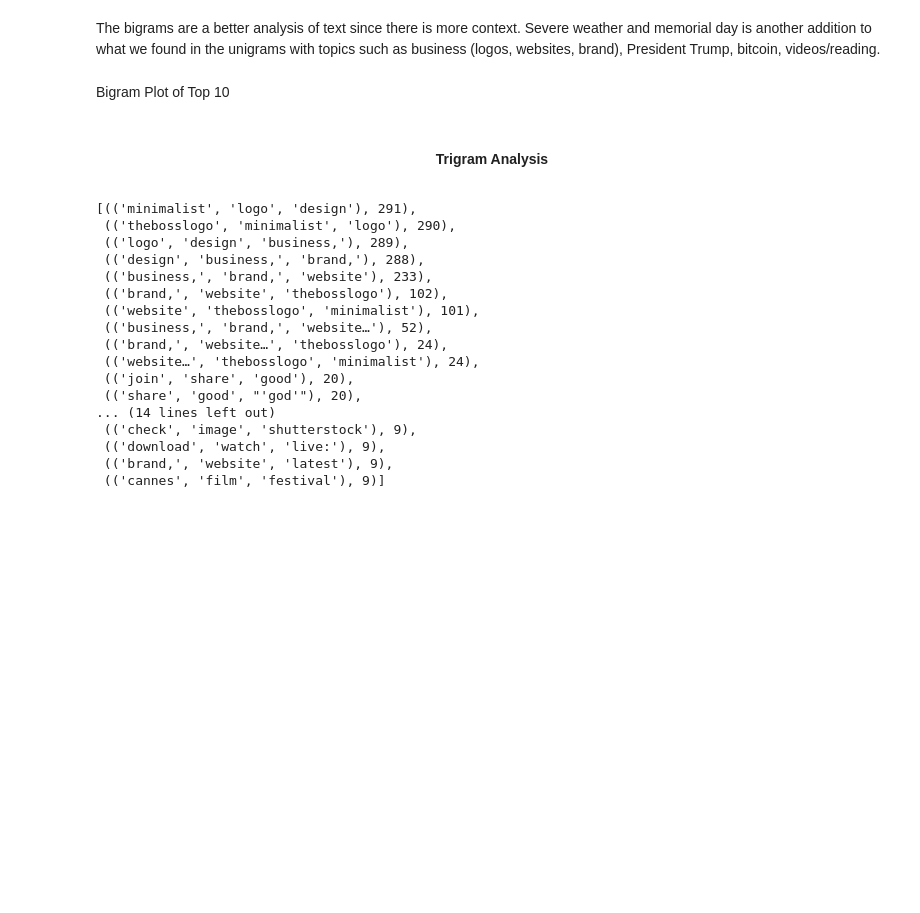
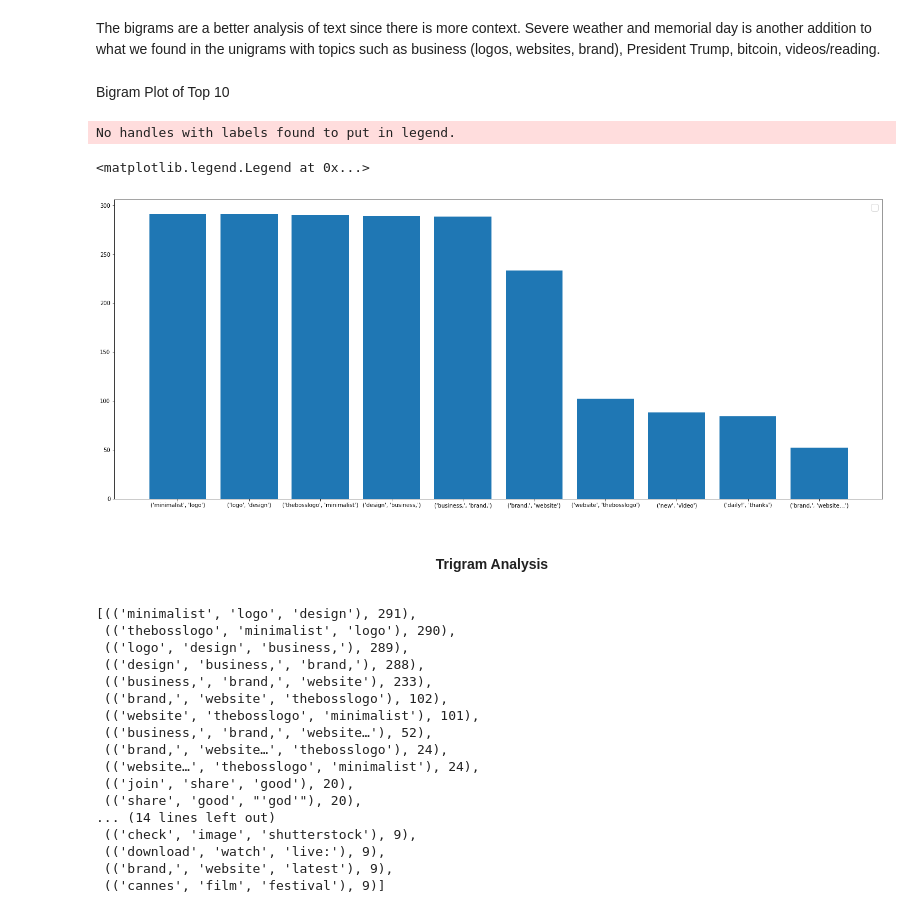
Before and after one commit to pinkdragon1000/News-Tweet-Analysis, a Jupyter notebook: News Tweet Analysis.ipynb, the cells around one changed output. Cells and saved outputs as stored; diff of their text form; code cells hidden in the pictures; blank space fills up the shorter version.

Commit message:
Plotting Top 10 Bigrams

```diff
--- a/News Tweet Analysis.ipynb
+++ b/News Tweet Analysis.ipynb
@@ -466,3 +465,16 @@ Bigram Plot of Top 10
+# %%
+f, ax = plt.subplots(figsize=(25, 10))
+labels, values = zip(*esBigramFreq.most_common(10))
+
+indexes = np.arange(len(labels))
+
+plt.bar(indexes, values)
+plt.xticks(indexes, labels)
+ax.legend(fontsize = 16)
+# %% [output]
+No handles with labels found to put in legend.
+<matplotlib.legend.Legend at 0x...>
+[figure, added]
 # %% [markdown]
 <center><h4> Trigram Analysis</h4></center>
 # %%
```
Also changed, not shown: parts of 4 cells of this notebook, 1 other file.
